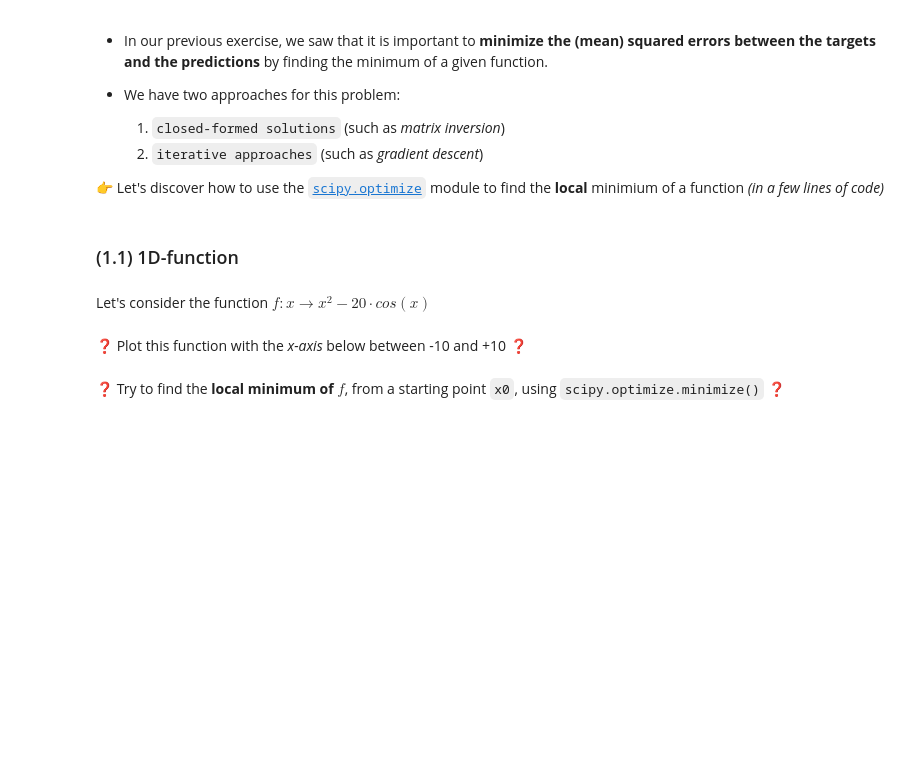
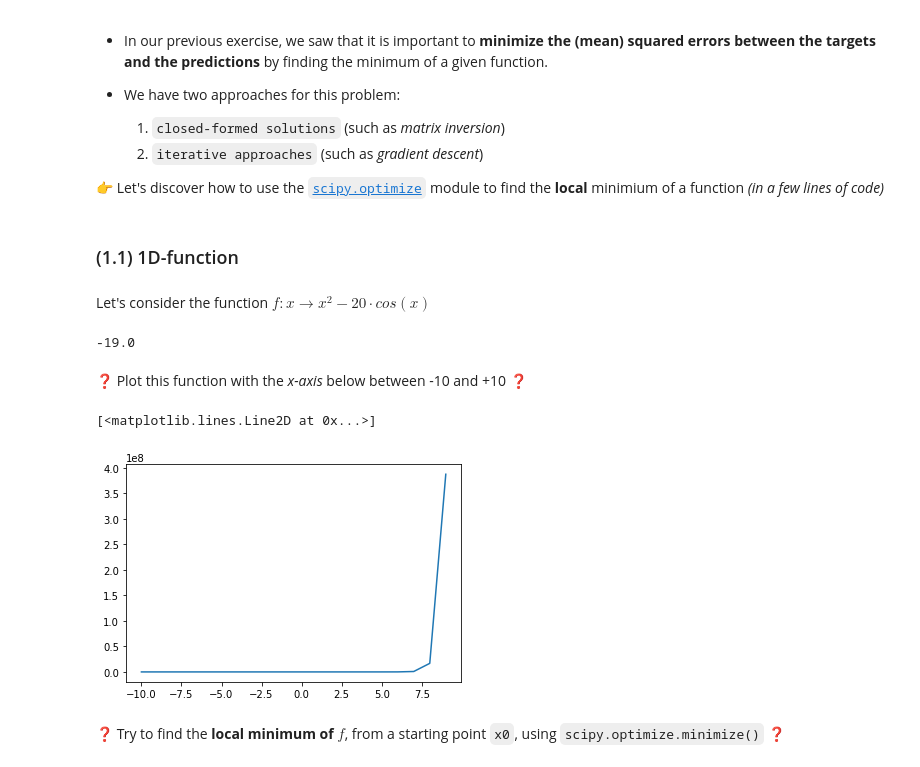
Before and after one commit to brmuloot/Briefs_5, a Jupyter notebook: 03-scipy.ipynb, the cells around one changed output. Saved outputs shown, nothing was run; the diff lists cells and outputs as text; code cells hidden in the pictures; blank space fills up the shorter version.

```diff
--- a/03-scipy.ipynb
+++ b/03-scipy.ipynb
@@ -26,6 +29,10 @@
 Let's consider the function $ f : x \rightarrow x^2 - 20 \cdot  cos(x) $
 # %%
 # YOUR CODE
-#def f(x):
+def f(x):
+    return (x**x) - (20 * np.cos(x))
+f(0)
+# %% [output]
+-19.0
 # %% [markdown]
 ❓ Plot this function with the *x-axis* below between -10 and +10 ❓
@@ -34,2 +39,14 @@ Let's consider the function $ f : x \rightarrow x^2 - 20 \cdot  cos(x) $
+# %%
+# YOUR CODE
+stock = []
+count = []
+for i in range(-10,10,1):
+    stock.append(f(i))
+    count.append(i)
+
+plt.plot(count,stock)
+# %% [output]
+[<matplotlib.lines.Line2D at 0x...>]
+[figure, added]
 # %% [markdown]
 ❓ Try to find the **local minimum of $f$**, from a starting point `x0`, using `scipy.optimize.minimize()` ❓
```
Also changed, not shown: parts of 5 cells of this notebook.
